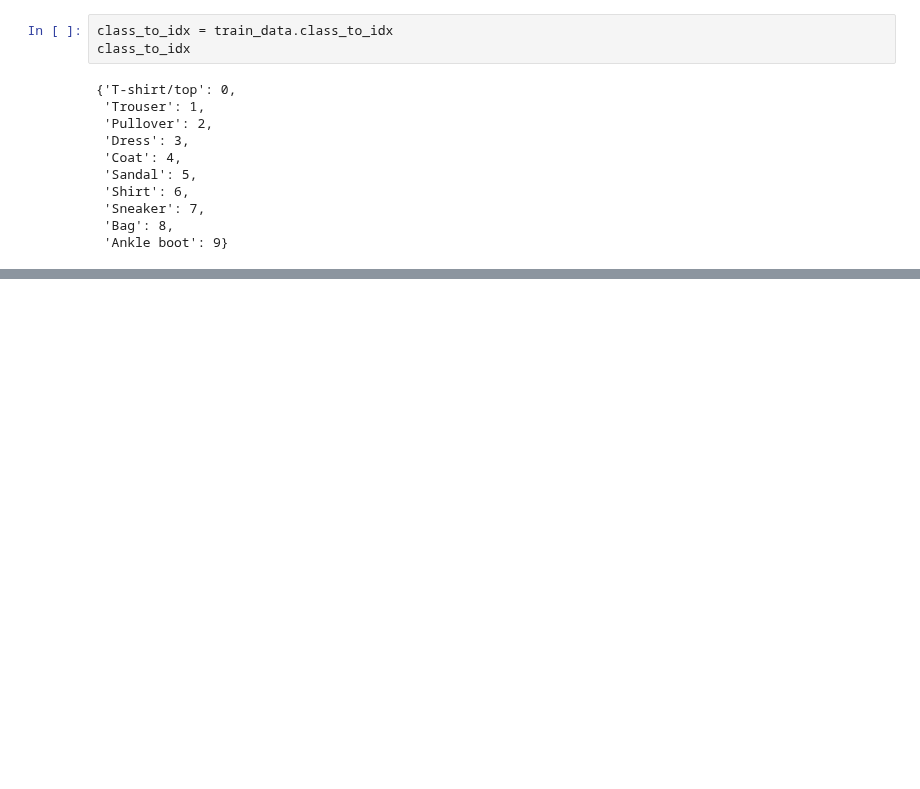
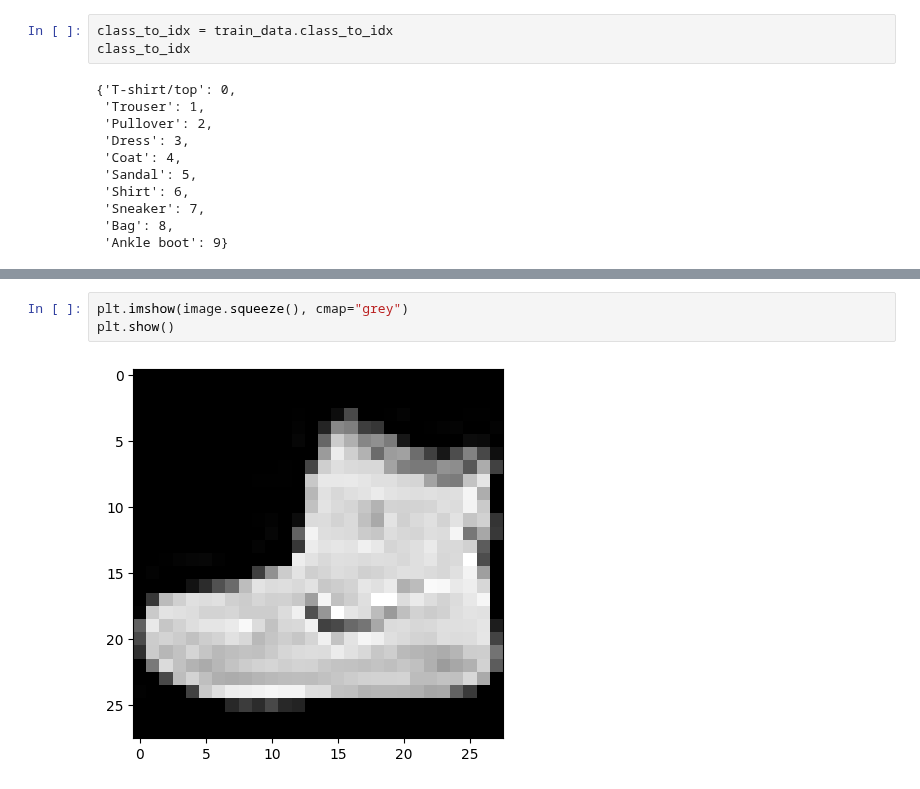
Before and after one commit to ShriVarshaan/pytorch-learning-log, a Jupyter notebook: computer_vision.ipynb, the cells around one changed output, grey strips where cells are left out. Cells and saved outputs as stored; diff of their text form; blank space fills up the shorter version.

```diff
--- a/computer_vision.ipynb
+++ b/computer_vision.ipynb
@@ -110,0 +122,5 @@ torch.Size([1, 28, 28])
+# %%
+plt.imshow(image.squeeze(), cmap="grey")
+plt.show()
+# %% [output]
+[figure, added]
```
Also changed, not shown: parts of 4 cells of this notebook.
